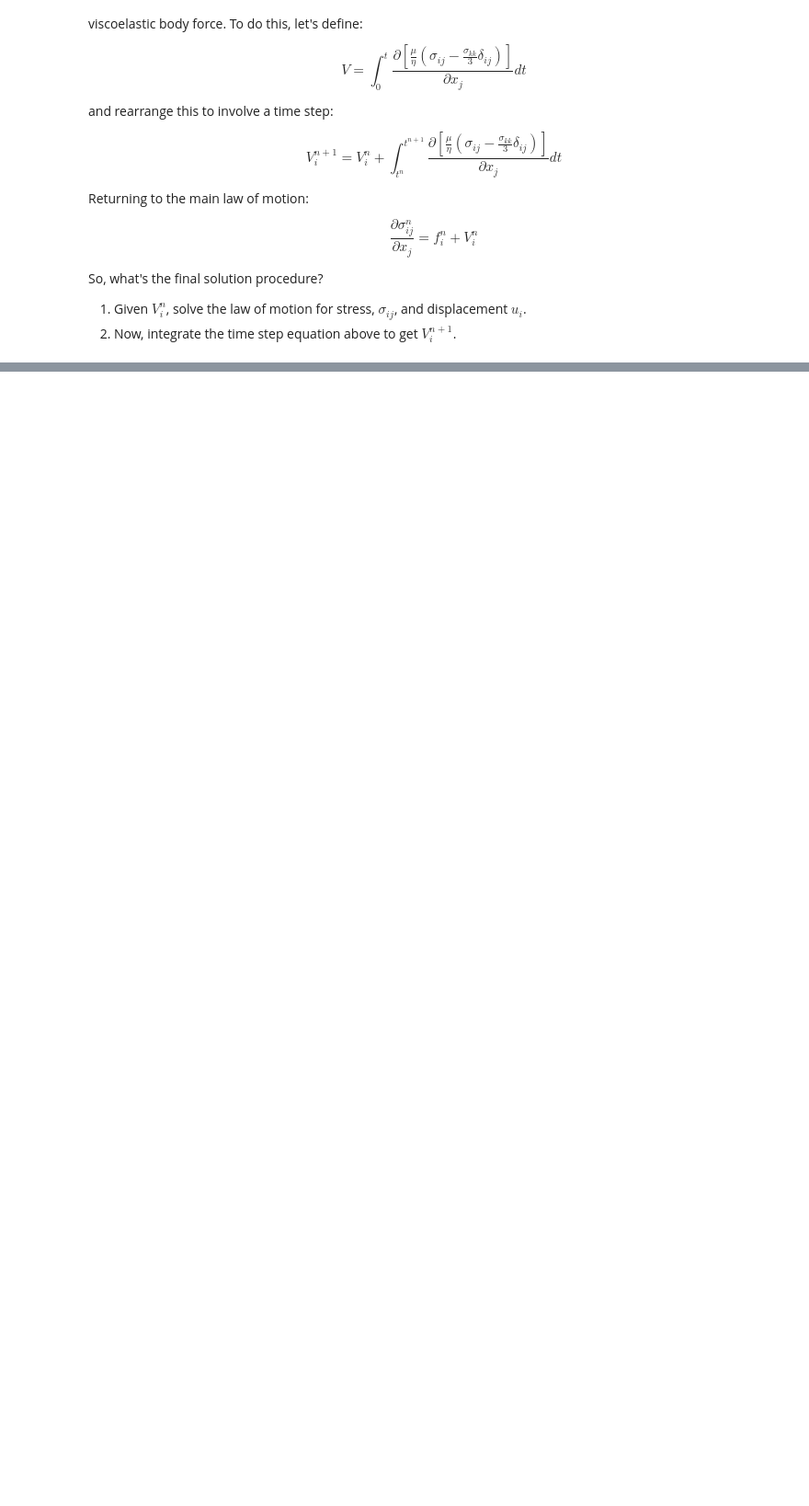
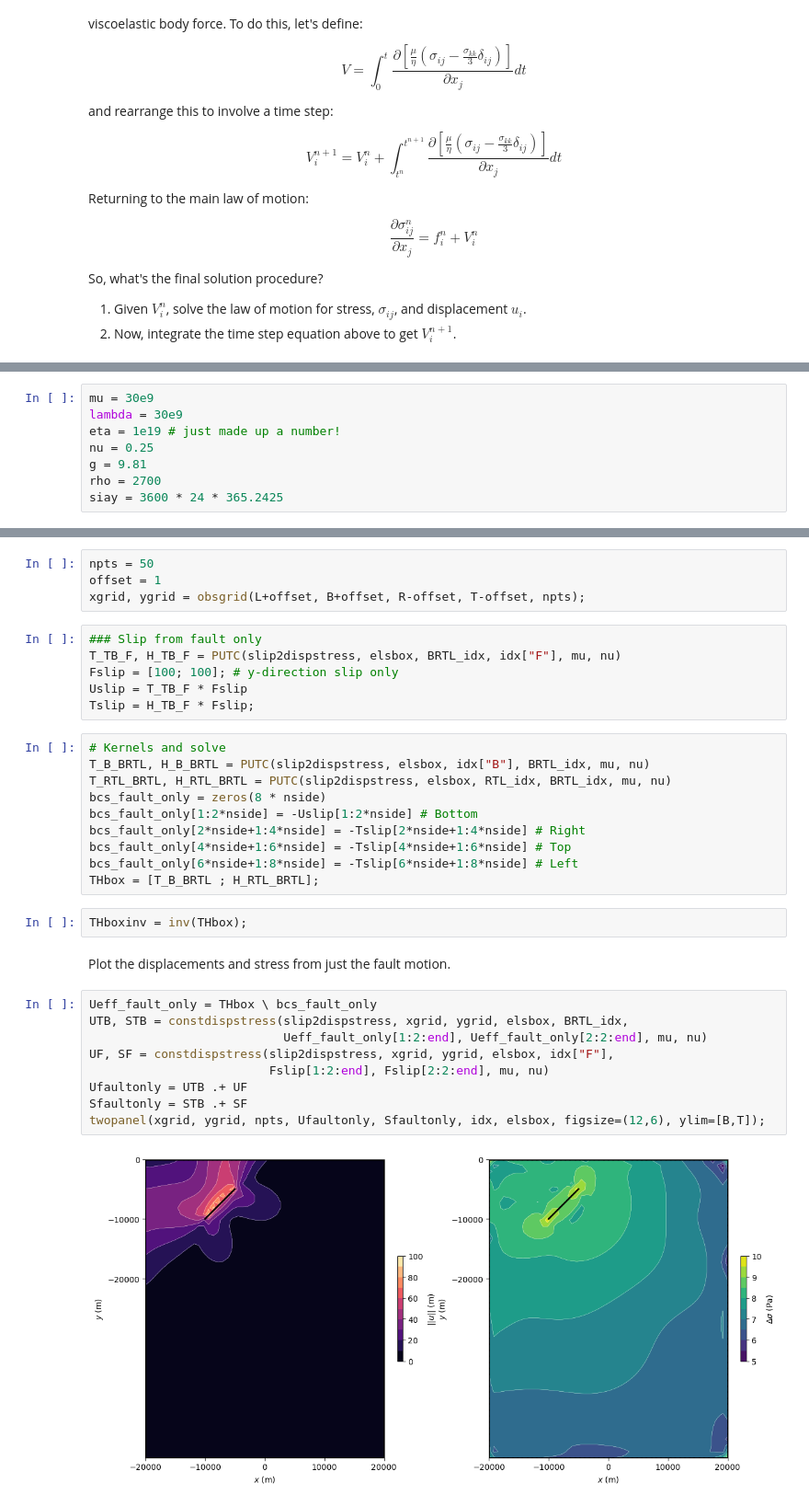
Before and after one commit to brendanjmeade/Bem2d.jl, a Jupyter notebook: fem_bem/viscoelastic.ipynb, the cells around one changed output, grey strips where cells are left out. Shown at 92% size. Saved outputs shown, nothing was run; the diff lists cells and outputs as text; blank space fills up the shorter version.

```diff
--- a/fem_bem/viscoelastic.ipynb
+++ b/fem_bem/viscoelastic.ipynb
@@ -52,0 +83,8 @@ So, what's the final solution procedure?
+# %%
+mu = 30e9
+lambda = 30e9
+eta = 1e19 # just made up a number!
+nu = 0.25
+g = 9.81
+rho = 2700
+siay = 3600 * 24 * 365.2425
@@ -52,0 +124,35 @@ So, what's the final solution procedure?
+# %%
+npts = 50
+offset = 1
+xgrid, ygrid = obsgrid(L+offset, B+offset, R-offset, T-offset, npts);
+# %%
+### Slip from fault only
+T_TB_F, H_TB_F = PUTC(slip2dispstress, elsbox, BRTL_idx, idx["F"], mu, nu)
+Fslip = [100; 100]; # y-direction slip only
+Uslip = T_TB_F * Fslip
+Tslip = H_TB_F * Fslip;
+# %%
+# Kernels and solve
+T_B_BRTL, H_B_BRTL = PUTC(slip2dispstress, elsbox, idx["B"], BRTL_idx, mu, nu)
+T_RTL_BRTL, H_RTL_BRTL = PUTC(slip2dispstress, elsbox, RTL_idx, BRTL_idx, mu, nu)
+bcs_fault_only = zeros(8 * nside)
+bcs_fault_only[1:2*nside] = -Uslip[1:2*nside] # Bottom
+bcs_fault_only[2*nside+1:4*nside] = -Tslip[2*nside+1:4*nside] # Right
+bcs_fault_only[4*nside+1:6*nside] = -Tslip[4*nside+1:6*nside] # Top
+bcs_fault_only[6*nside+1:8*nside] = -Tslip[6*nside+1:8*nside] # Left
+THbox = [T_B_BRTL ; H_RTL_BRTL];
+# %%
+THboxinv = inv(THbox);
+# %% [markdown]
+Plot the displacements and stress from just the fault motion.
+# %%
+Ueff_fault_only = THbox \ bcs_fault_only
+UTB, STB = constdispstress(slip2dispstress, xgrid, ygrid, elsbox, BRTL_idx,
+                           Ueff_fault_only[1:2:end], Ueff_fault_only[2:2:end], mu, nu)
+UF, SF = constdispstress(slip2dispstress, xgrid, ygrid, elsbox, idx["F"],
+                         Fslip[1:2:end], Fslip[2:2:end], mu, nu)
+Ufaultonly = UTB .+ UF
+Sfaultonly = STB .+ SF
+twopanel(xgrid, ygrid, npts, Ufaultonly, Sfaultonly, idx, elsbox, figsize=(12,6), ylim=[B,T]);
+# %% [output]
+[figure, added]
```
Also changed, not shown: parts of 11 cells of this notebook, 3 other files.
